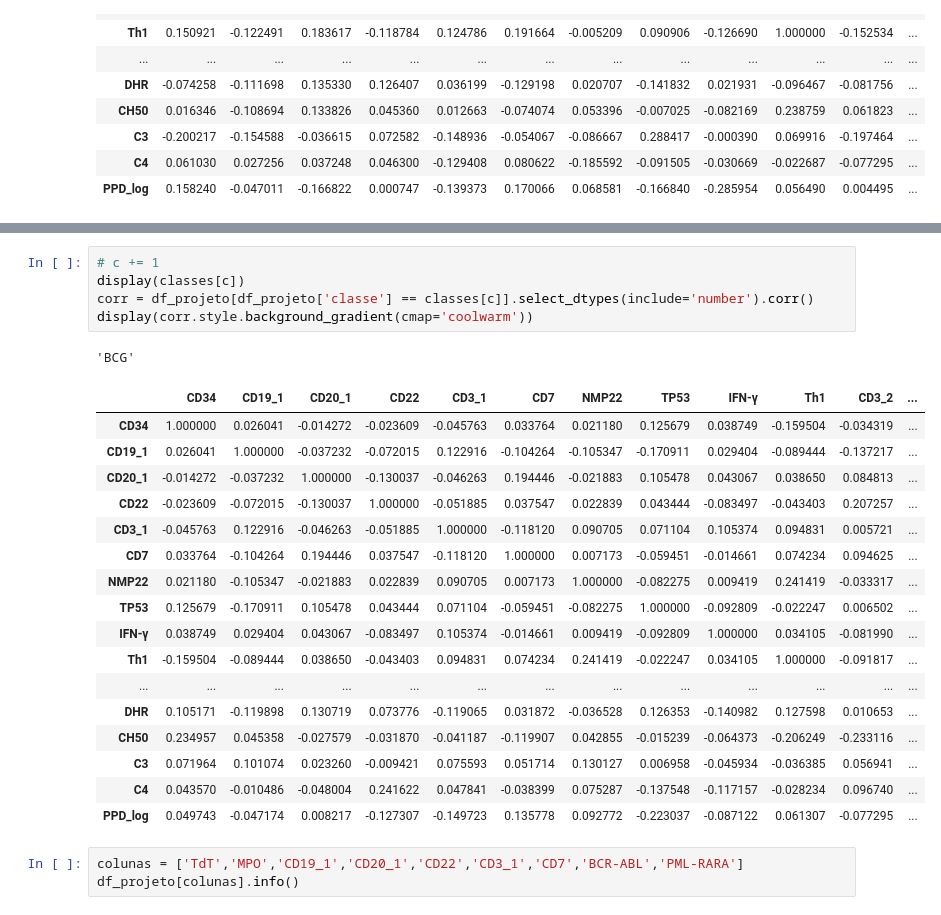
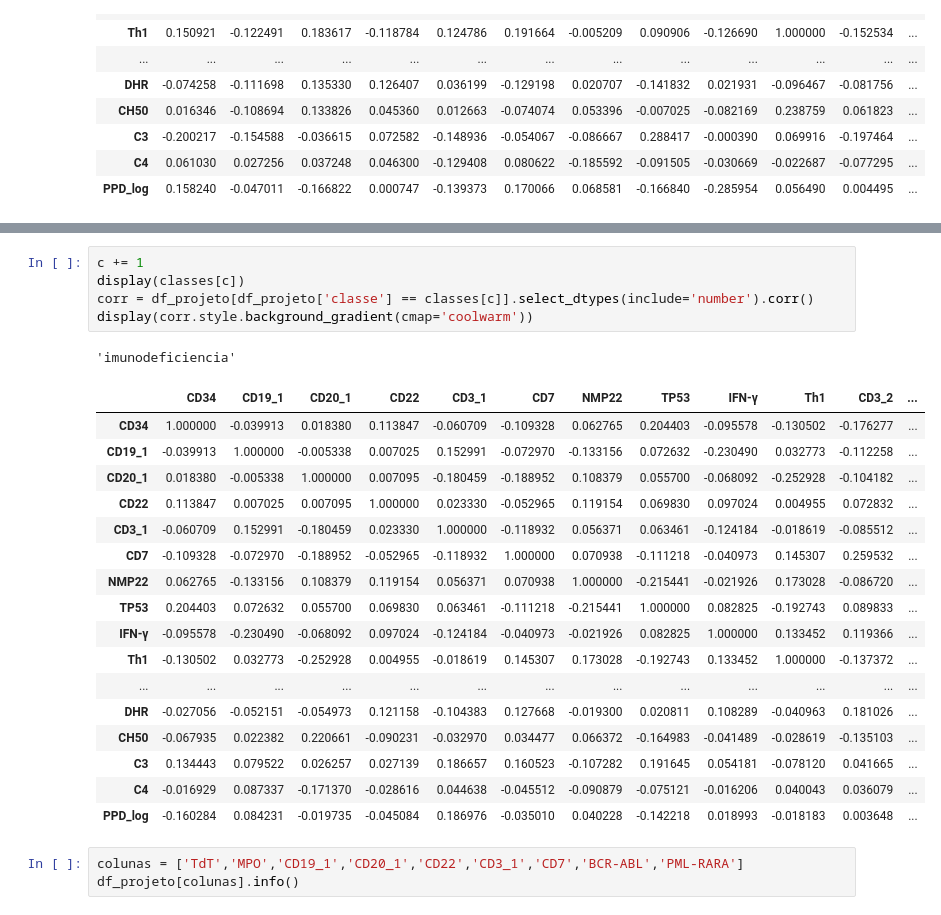
Before and after one commit to Laboratorio-de-Analise-de-Dados/disciplina_python_ml, a Jupyter notebook: dev/script/aulas_teoricas/05-aula-07-estruturação_2025-12-03.ipynb, the cells around one changed output, grey strips where cells are left out. Cells and saved outputs as stored; diff of their text form.

```diff
--- a/dev/script/aulas_teoricas/05-aula-07-estruturação_2025-12-03.ipynb
+++ b/dev/script/aulas_teoricas/05-aula-07-estruturação_2025-12-03.ipynb
@@ -360,27 +370,27 @@ display(corr.style.background_gradient(cmap='coolwarm'))
 # %%
-# c += 1
+c += 1
 display(classes[c])
 corr = df_projeto[df_projeto['classe'] == classes[c]].select_dtypes(include='number').corr()
 display(corr.style.background_gradient(cmap='coolwarm'))
 # %% [output]
-'BCG'
+'imunodeficiencia'
 |  | CD34 | CD19_1 | CD20_1 | CD22 | CD3_1 | CD7 | NMP22 | TP53 | IFN-γ | Th1 | CD3_2 | ... |
-| CD34 | 1.000000 | 0.026041 | -0.014272 | -0.023609 | -0.045763 | 0.033764 | 0.021180 | 0.125679 | 0.038749 | -0.159504 | -0.034319 | ... |
-| CD19_1 | 0.026041 | 1.000000 | -0.037232 | -0.072015 | 0.122916 | -0.104264 | -0.105347 | -0.170911 | 0.029404 | -0.089444 | -0.137217 | ... |
-| CD20_1 | -0.014272 | -0.037232 | 1.000000 | -0.130037 | -0.046263 | 0.194446 | -0.021883 | 0.105478 | 0.043067 | 0.038650 | 0.084813 | ... |
-| CD22 | -0.023609 | -0.072015 | -0.130037 | 1.000000 | -0.051885 | 0.037547 | 0.022839 | 0.043444 | -0.083497 | -0.043403 | 0.207257 | ... |
-| CD3_1 | -0.045763 | 0.122916 | -0.046263 | -0.051885 | 1.000000 | -0.118120 | 0.090705 | 0.071104 | 0.105374 | 0.094831 | 0.005721 | ... |
-| CD7 | 0.033764 | -0.104264 | 0.194446 | 0.037547 | -0.118120 | 1.000000 | 0.007173 | -0.059451 | -0.014661 | 0.074234 | 0.094625 | ... |
-| NMP22 | 0.021180 | -0.105347 | -0.021883 | 0.022839 | 0.090705 | 0.007173 | 1.000000 | -0.082275 | 0.009419 | 0.241419 | -0.033317 | ... |
-| TP53 | 0.125679 | -0.170911 | 0.105478 | 0.043444 | 0.071104 | -0.059451 | -0.082275 | 1.000000 | -0.092809 | -0.022247 | 0.006502 | ... |
-| IFN-γ | 0.038749 | 0.029404 | 0.043067 | -0.083497 | 0.105374 | -0.014661 | 0.009419 | -0.092809 | 1.000000 | 0.034105 | -0.081990 | ... |
-| Th1 | -0.159504 | -0.089444 | 0.038650 | -0.043403 | 0.094831 | 0.074234 | 0.241419 | -0.022247 | 0.034105 | 1.000000 | -0.091817 | ... |
+| CD34 | 1.000000 | -0.039913 | 0.018380 | 0.113847 | -0.060709 | -0.109328 | 0.062765 | 0.204403 | -0.095578 | -0.130502 | -0.176277 | ... |
+| CD19_1 | -0.039913 | 1.000000 | -0.005338 | 0.007025 | 0.152991 | -0.072970 | -0.133156 | 0.072632 | -0.230490 | 0.032773 | -0.112258 | ... |
+| CD20_1 | 0.018380 | -0.005338 | 1.000000 | 0.007095 | -0.180459 | -0.188952 | 0.108379 | 0.055700 | -0.068092 | -0.252928 | -0.104182 | ... |
+| CD22 | 0.113847 | 0.007025 | 0.007095 | 1.000000 | 0.023330 | -0.052965 | 0.119154 | 0.069830 | 0.097024 | 0.004955 | 0.072832 | ... |
+| CD3_1 | -0.060709 | 0.152991 | -0.180459 | 0.023330 | 1.000000 | -0.118932 | 0.056371 | 0.063461 | -0.124184 | -0.018619 | -0.085512 | ... |
+| CD7 | -0.109328 | -0.072970 | -0.188952 | -0.052965 | -0.118932 | 1.000000 | 0.070938 | -0.111218 | -0.040973 | 0.145307 | 0.259532 | ... |
+| NMP22 | 0.062765 | -0.133156 | 0.108379 | 0.119154 | 0.056371 | 0.070938 | 1.000000 | -0.215441 | -0.021926 | 0.173028 | -0.086720 | ... |
+| TP53 | 0.204403 | 0.072632 | 0.055700 | 0.069830 | 0.063461 | -0.111218 | -0.215441 | 1.000000 | 0.082825 | -0.192743 | 0.089833 | ... |
+| IFN-γ | -0.095578 | -0.230490 | -0.068092 | 0.097024 | -0.124184 | -0.040973 | -0.021926 | 0.082825 | 1.000000 | 0.133452 | 0.119366 | ... |
+| Th1 | -0.130502 | 0.032773 | -0.252928 | 0.004955 | -0.018619 | 0.145307 | 0.173028 | -0.192743 | 0.133452 | 1.000000 | -0.137372 | ... |
 | ... | ... | ... | ... | ... | ... | ... | ... | ... | ... | ... | ... | ... |
-| DHR | 0.105171 | -0.119898 | 0.130719 | 0.073776 | -0.119065 | 0.031872 | -0.036528 | 0.126353 | -0.140982 | 0.127598 | 0.010653 | ... |
-| CH50 | 0.234957 | 0.045358 | -0.027579 | -0.031870 | -0.041187 | -0.119907 | 0.042855 | -0.015239 | -0.064373 | -0.206249 | -0.233116 | ... |
-| C3 | 0.071964 | 0.101074 | 0.023260 | -0.009421 | 0.075593 | 0.051714 | 0.130127 | 0.006958 | -0.045934 | -0.036385 | 0.056941 | ... |
-| C4 | 0.043570 | -0.010486 | -0.048004 | 0.241622 | 0.047841 | -0.038399 | 0.075287 | -0.137548 | -0.117157 | -0.028234 | 0.096740 | ... |
-| PPD_log | 0.049743 | -0.047174 | 0.008217 | -0.127307 | -0.149723 | 0.135778 | 0.092772 | -0.223037 | -0.087122 | 0.061307 | -0.077295 | ... |
+| DHR | -0.027056 | -0.052151 | -0.054973 | 0.121158 | -0.104383 | 0.127668 | -0.019300 | 0.020811 | 0.108289 | -0.040963 | 0.181026 | ... |
+| CH50 | -0.067935 | 0.022382 | 0.220661 | -0.090231 | -0.032970 | 0.034477 | 0.066372 | -0.164983 | -0.041489 | -0.028619 | -0.135103 | ... |
+| C3 | 0.134443 | 0.079522 | 0.026257 | 0.027139 | 0.186657 | 0.160523 | -0.107282 | 0.191645 | 0.054181 | -0.078120 | 0.041665 | ... |
+| C4 | -0.016929 | 0.087337 | -0.171370 | -0.028616 | 0.044638 | -0.045512 | -0.090879 | -0.075121 | -0.016206 | 0.040043 | 0.036079 | ... |
+| PPD_log | -0.160284 | 0.084231 | -0.019735 | -0.045084 | 0.186976 | -0.035010 | 0.040228 | -0.142218 | 0.018993 | -0.018183 | 0.003648 | ... |
 # %%
 colunas = ['TdT','MPO','CD19_1','CD20_1','CD22','CD3_1','CD7','BCR-ABL','PML-RARA']
 df_projeto[colunas].info()
```
Also changed, not shown: parts of 8 cells of this notebook, 13 other files.
